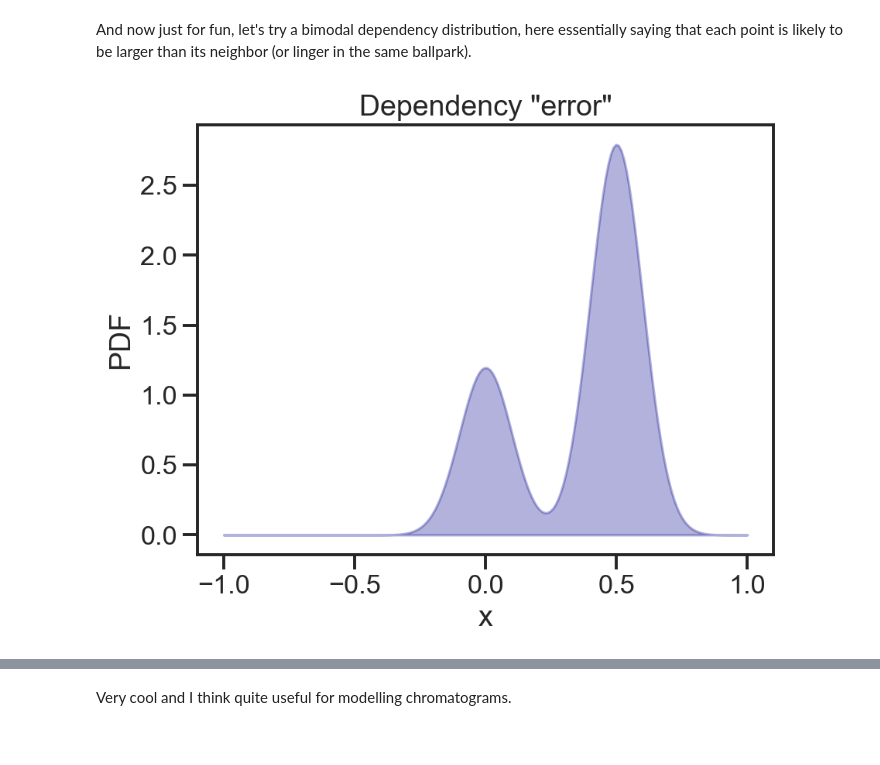
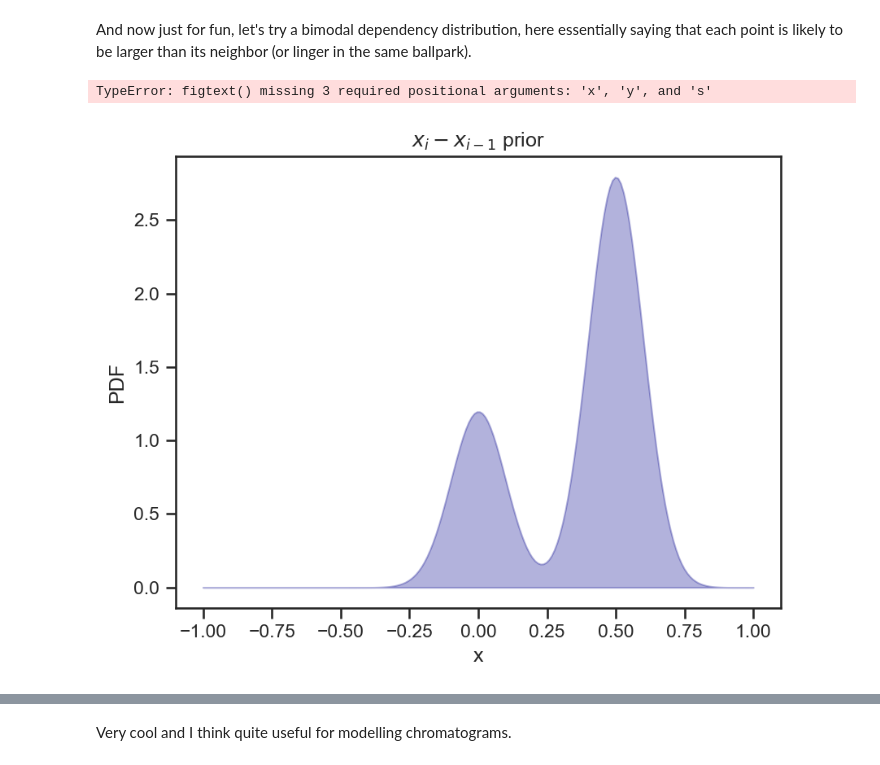
Before and after one commit to hessammehr/hessammehr.github.io, a Jupyter notebook: blog/notebooks/2024-12-26-locally-constrained.ipynb, the cells around one changed output, grey strips where cells are left out. Cells and saved outputs as stored; diff of their text form; code cells hidden in the pictures.

```diff
--- a/blog/notebooks/2024-12-26-locally-constrained.ipynb
+++ b/blog/notebooks/2024-12-26-locally-constrained.ipynb
@@ -12,7 +12,7 @@ import seaborn as sns
 from numpyro import sample
 from numpyro.infer import MCMC, NUTS
 
-sns.set_theme('talk', 'ticks', font='Arial')
+sns.set_theme('notebook', 'ticks', font='Arial')
 
 plt.rcParams['figure.dpi'] = 150
 # %% [markdown]
@@ -144,17 +144,19 @@ And now just for fun, let's try a bimodal dependency distribution, here essentia
 # %%
 d_dep = dist.MixtureSameFamily(
     mixing_distribution,
     dist.Normal(loc=jnp.array([0, 0.5]), scale=0.1)
 )
 
 # plot PDF
 x = jnp.linspace(-1, 1, 200)
 y = np.exp(d_dep.log_prob(x))
 
 plt.fill_between(x, y, alpha=0.3, color='darkblue')
-plt.gca().set(xlabel='x', ylabel='PDF', title='Dependency "error"');
+plt.gca().set(xlabel='x', ylabel='PDF', title='$x_i - x_{i-1}$ prior');
+plt.figtext()
 # %% [output]
+TypeError: figtext() missing 3 required positional arguments: 'x', 'y', and 's'
-[figure, old version]
+[figure, new version]
 # %%
 def model7(obs_vals, obs_idx):
     x = sample('x', d.expand([100]))
```
Also changed, not shown: parts of 12 cells of this notebook, 15 other files.
